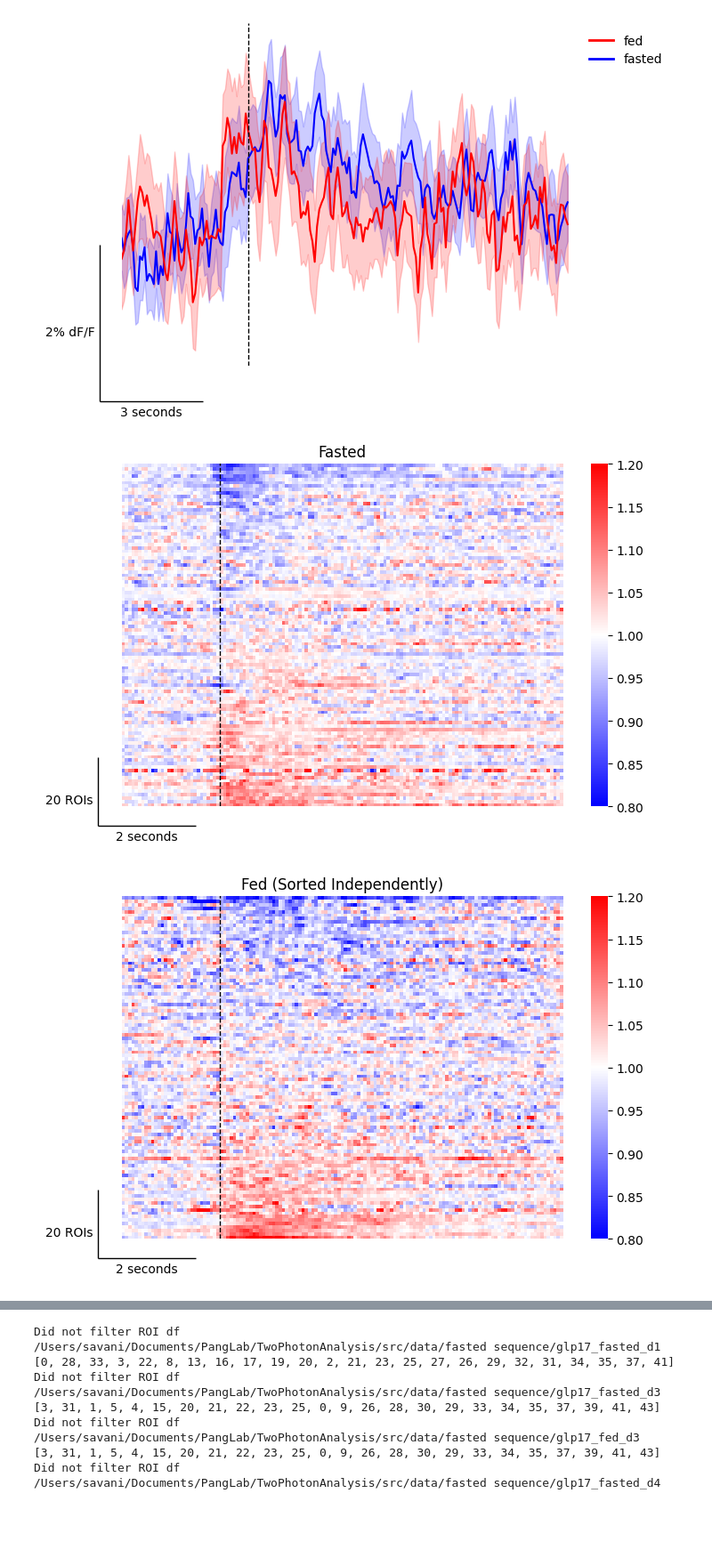
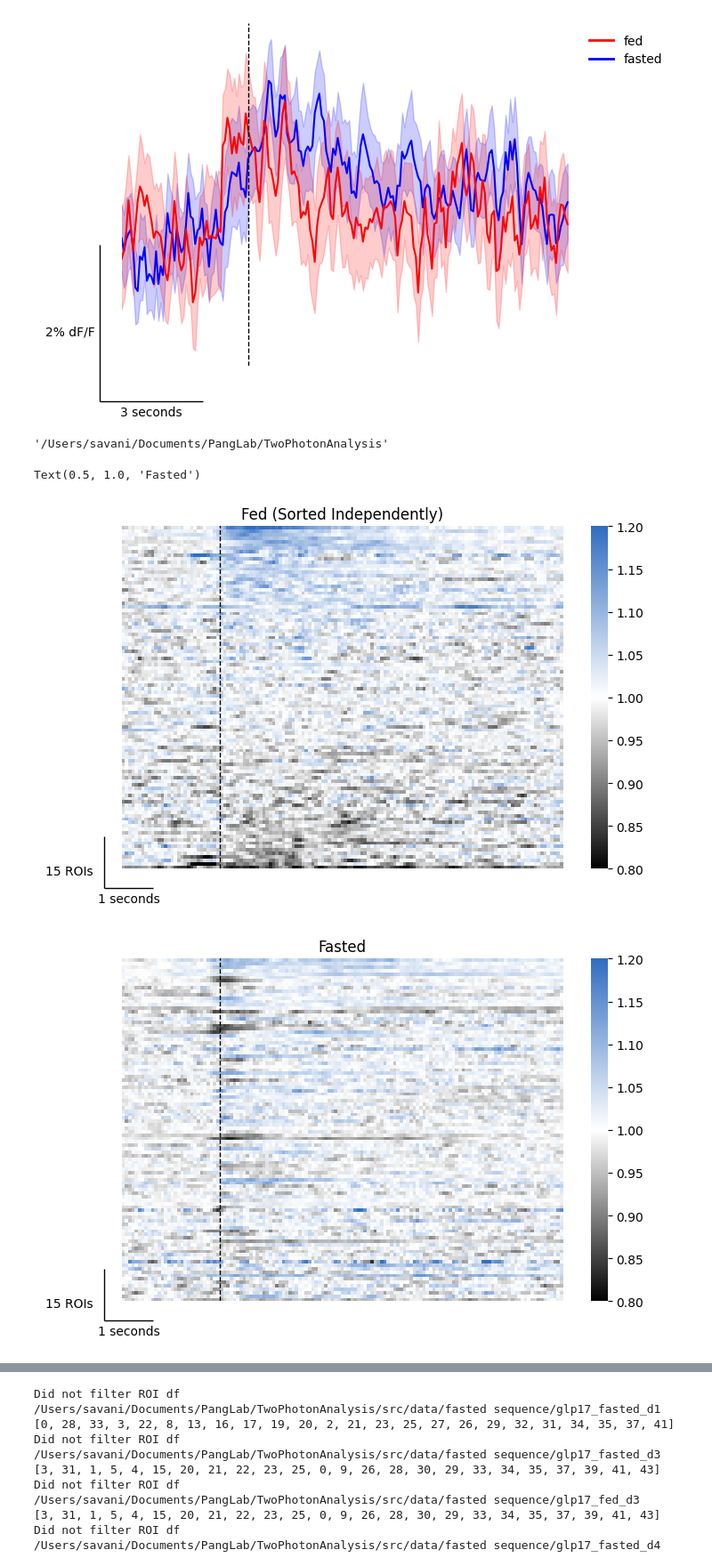
Before and after one commit to RohanSavani/PVN_GLP1R_2P, a Jupyter notebook: src/notebooks/tracked_stateandseq.ipynb, the cells around one changed output, grey strips where cells are left out. Shown at 89% size. Drawn from its saved outputs; the diff is of its cells as text; code cells hidden in the pictures; blank space fills up the shorter version.

```diff
--- a/src/notebooks/tracked_stateandseq.ipynb
+++ b/src/notebooks/tracked_stateandseq.ipynb
@@ -32,7 +32,9 @@ ms_per_frame = int(1000//fps)
 reward_frame = 150
 cue_frame = 105
 trials = 30
-cmap= "coolwarm"
+from matplotlib.colors import LinearSegmentedColormap
+colors = ['#020202', '#ffffff', "#316dc1" ]
+custom_cmap = LinearSegmentedColormap.from_list("custom_bwblue", colors, N=256)
 # %%
 path = '/Users/savani/Documents/PangLab/TwoPhotonAnalysis/src/data/fed 30 sucrose/glp6_fedNoCues_L180P815_600um-03062024-1321-073/suite2p/plane0'
 # %%
@@ -90,35 +276,62 @@ plt.legend(custom_handles, custom_labels, loc='best', frameon = False)
 # %% [output]
 <matplotlib.legend.Legend at 0x...>
 [figure]
+# %%
+os.getcwd()
+# %% [output]
+'/Users/savani/Documents/PangLab/TwoPhotonAnalysis'
 # %%
+
+from matplotlib.colors import LinearSegmentedColormap
+
+colors = ["#3a65c9", "#ffffff", "#383838"]
+colors = ['#020202', '#ffffff', "#3670c2" ]
+colors = ['#020202', '#ffffff', "#316dc1" ]
+# colors = ['#020202', '#ffffff', "#3660c2" ]
+# colors = ['#6588AD', '#ffffff', '#020202' ]
+# colors = ['#020202', '#ffffff', "#455cc1" ]
+# colors = ['#020202', '#ffffff', "#423cbe" ]
+# colors = ['#020202', '#ffffff', '#6ea2d8' ]
+
+
+
+custom_cmap = LinearSegmentedColormap.from_list("custom_bwblue", colors, N=256)
+
+
+
 fig, ax = plt.subplots(1, figsize=(8, 5))
-ascending_order = np.argsort(np.nanmean(all_avg_f[:, 75:105], axis=1))
-sorted_avg_mean = all_avg_f[ascending_order, :]
-for cell in range(sorted_avg_mean.shape[0]):
-    sorted_avg_mean[cell, :] = p2p.moving_average(sorted_avg_mean[cell, :], 2)
-sns.heatmap(sorted_avg_mean, ax = ax, vmin=0.8, vmax=1.2, cmap='bwr')
-ax.vlines(x = 75, ymin = -1, ymax = all_avg_f.shape[0] + 1, color = 'black', linestyle = '--', lw = 1)
-ax.set_xticks(np.arange(15, 255, 15)[::2])
-ax.set_xticklabels((np.arange(15, 255, 15)/15).astype(int)[::2]-5)
-ax.set_ylabel("ROI (Trial-Averaged)")
-ax.set_xlabel("Time from First Lick")
-ax.set_xlim(left = 45, right = 180)
-sb = add_scalebar(ax, matchx=False, sizex=2*15, labelx='2 seconds', matchy=False, sep=4, sizey=-20, labely='20 ROIs',loc='lower left', bbox_to_anchor=(10, 10, 0.1, 0.4))
-ax.set_title("Fasted")
-fig, ax = plt.subplots(1, figsize=(8, 5))
-ascending_order = np.argsort(np.nanmean(all_avg_fed[:, 75:105], axis=1))
+ascending_order = np.argsort(np.nanmean(all_avg_fed[:, 75:105], axis=1))[::-1]
 sorted_avg_mean = all_avg_fed[ascending_order, :]
 for cell in range(sorted_avg_mean.shape[0]):
-    sorted_avg_mean[cell, :] = p2p.moving_average(sorted_avg_mean[cell, :], 2)
-sns.heatmap(sorted_avg_mean, ax = ax, vmin=0.8, vmax=1.2, cmap='bwr')
+    sorted_avg_mean[cell, :] = p2p.moving_average(sorted_avg_mean[cell, :], 3)
+sns.heatmap(sorted_avg_mean, ax = ax, vmin=0.8, vmax=1.2, cmap=custom_cmap)
 ax.vlines(x = 75, ymin = -1, ymax = all_avg_fed.shape[0] + 1, color = 'black', linestyle = '--', lw = 1)
 ax.set_xticks(np.arange(15, 255, 15)[::2])
 ax.set_xticklabels((np.arange(15, 255, 15)/15).astype(int)[::2]-5)
 ax.set_ylabel("ROI (Trial-Averaged)")
 ax.set_xlim(left = 45, right = 180)
 ax.set_xlabel("Time from First Lick")
 ax.set_title("Fed (Sorted Independently)")
-sb = add_scalebar(ax, matchx=False, sizex=2*15, labelx='2 seconds', matchy=False, sep=4, sizey=-20, labely='20 ROIs',loc='lower left', bbox_to_anchor=(10, 10, 0.1, 0.4))
+sb = add_scalebar(ax, matchx=False, sizex=1*15, labelx='1 seconds', matchy=False, sep=4, sizey=-15, labely='15 ROIs',loc='lower left', bbox_to_anchor=(10, 10, 0.1, 0.4))
+# plt.savefig('tracked_fed_heatmap_sortedbyfasted.pdf', bbox_inches='tight')
+
+
+fig, ax = plt.subplots(1, figsize=(8, 5))
+# ascending_order = np.argsort(np.nanmean(all_avg_f[:, 75:105], axis=1))[::-1]
+sorted_avg_mean = all_avg_f[ascending_order, :]
+for cell in range(sorted_avg_mean.shape[0]):
+    sorted_avg_mean[cell, :] = p2p.moving_average(sorted_avg_mean[cell, :], 3)
+sns.heatmap(sorted_avg_mean, ax = ax, vmin=0.8, vmax=1.2, cmap=custom_cmap)
+ax.vlines(x = 75, ymin = -1, ymax = all_avg_f.shape[0] + 1, color = 'black', linestyle = '--', lw = 1)
+ax.set_xticks(np.arange(15, 255, 15)[::2])
+ax.set_xticklabels((np.arange(15, 255, 15)/15).astype(int)[::2]-5)
+ax.set_ylabel("ROI (Trial-Averaged)")
+ax.set_xlabel("Time from First Lick")
+ax.set_xlim(left = 45, right = 180)
+sb = add_scalebar(ax, matchx=False, sizex=1*15, labelx='1 seconds', matchy=False, sep=4, sizey=-15, labely='15 ROIs',loc='lower left', bbox_to_anchor=(10, 10, 0.1, 0.4))
+ax.set_title("Fasted")
+# plt.savefig('tracked_fasted_heatmap_sortedbyfasted.pdf', bbox_inches='tight')
 # %% [output]
+Text(0.5, 1.0, 'Fasted')
-[figure, old version]
+[figure, new version]
-[figure, old version]
+[figure, new version]
```
Also changed, not shown: parts of 16 cells of this notebook, 12 other files.
